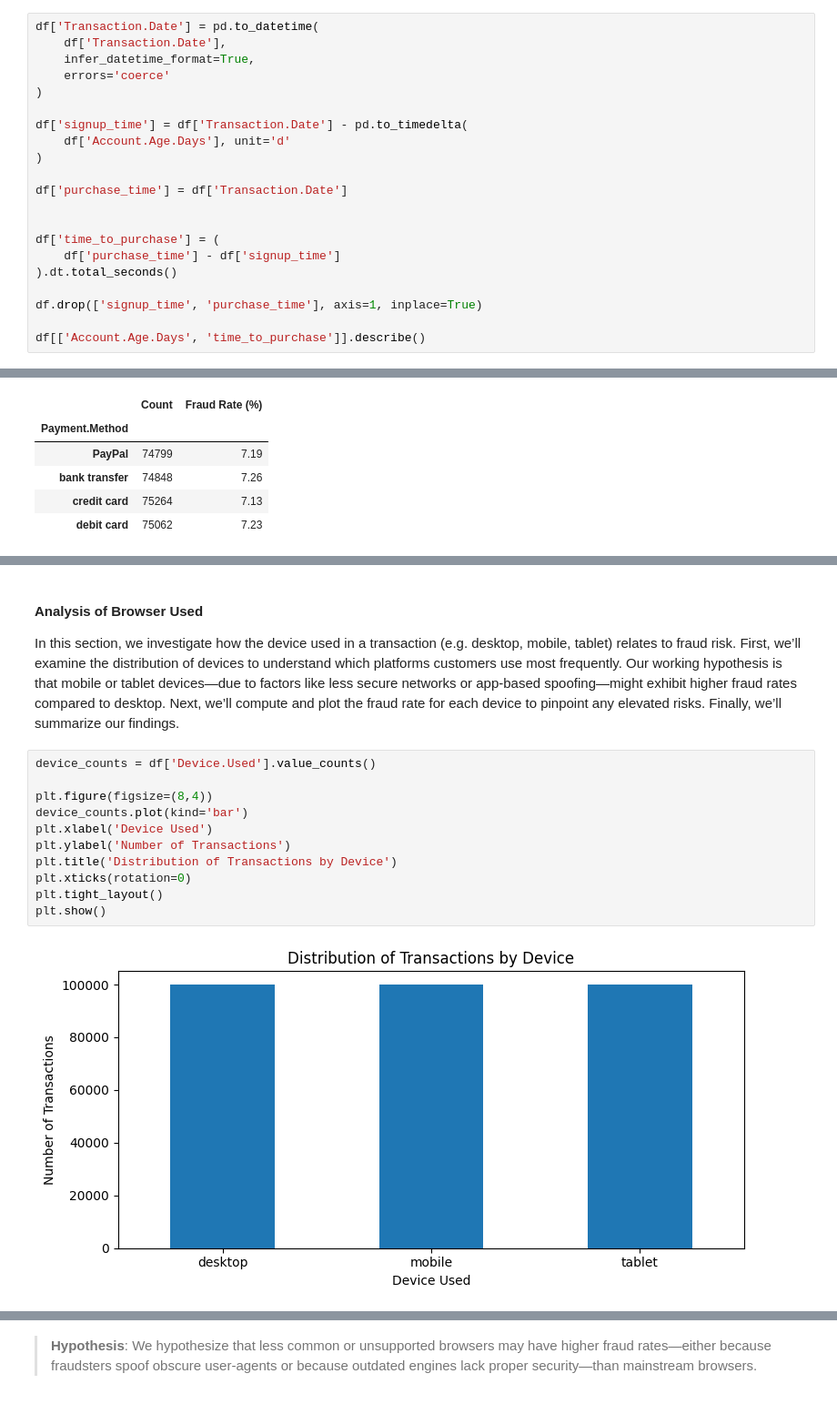
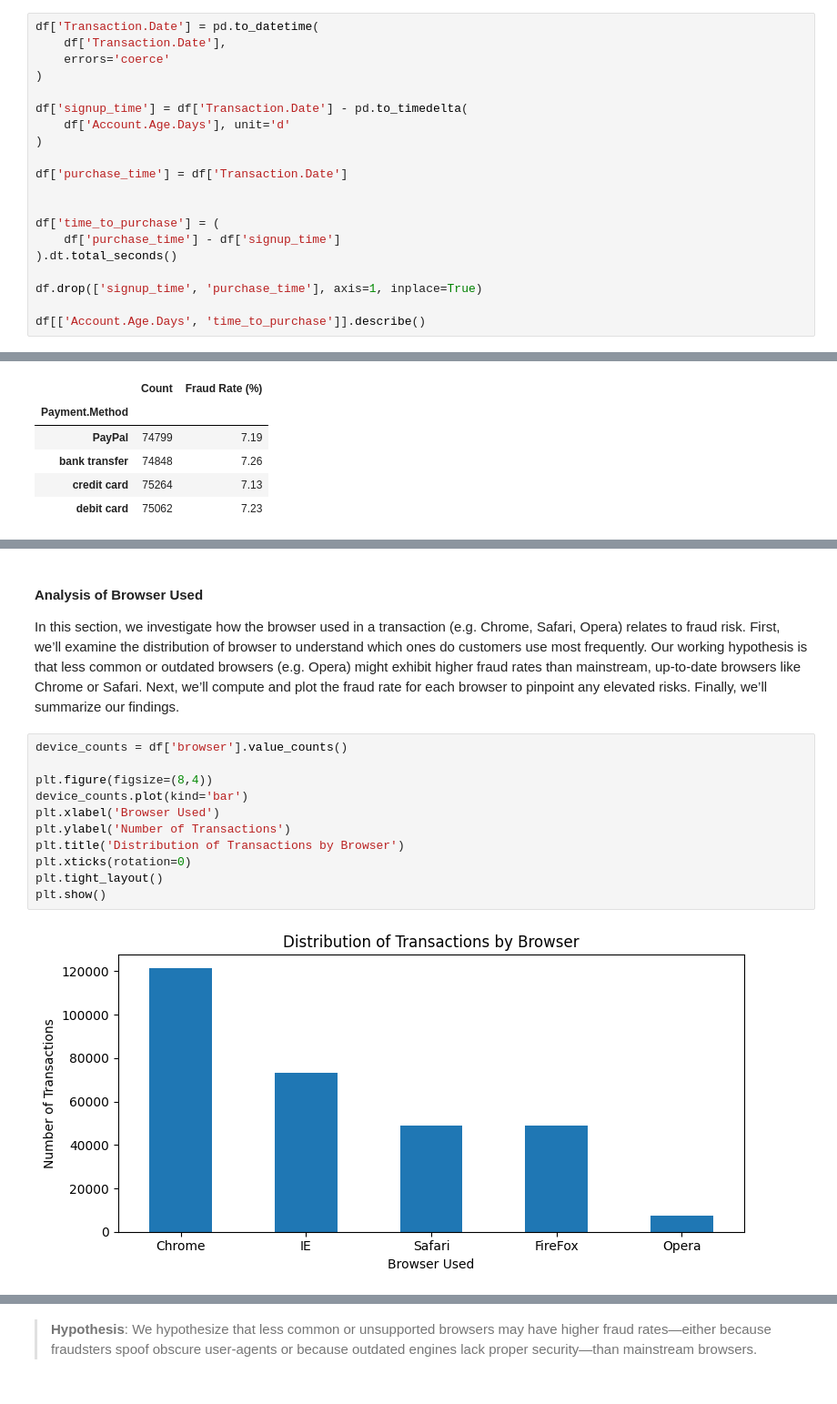
Before and after one commit to joaopcastro710/Proj_AI, a Jupyter notebook: Project 2/Proj2.ipynb, the cells around one changed output, grey strips where cells are left out. Shown at 91% size. Cells and saved outputs as stored; diff of their text form.

```diff
--- a/Project 2/Proj2.ipynb
+++ b/Project 2/Proj2.ipynb
@@ -87,7 +80,6 @@ dtype: int64
 # %%
 df['Transaction.Date'] = pd.to_datetime(
     df['Transaction.Date'],
-    infer_datetime_format=True,
     errors='coerce'
 )
 
@@ -370,17 +417,17 @@ Our hypothesis was that “alternative” methods such as bank transfers or digi
 # %% [markdown]
 #### Analysis of Browser Used
 
-In this section, we investigate how the device used in a transaction (e.g. desktop, mobile, tablet) relates to fraud risk. First, we’ll examine the distribution of devices to understand which platforms customers use most frequently. Our working hypothesis is that mobile or tablet devices—due to factors like less secure networks or app-based spoofing—might exhibit higher fraud rates compared to desktop. Next, we’ll compute and plot the fraud rate for each device to pinpoint any elevated risks. Finally, we’ll summarize our findings.
+In this section, we investigate how the browser used in a transaction (e.g. Chrome, Safari, Opera) relates to fraud risk. First, we’ll examine the distribution of browser to understand which ones do customers use most frequently. Our working hypothesis is that less common or outdated browsers (e.g. Opera) might exhibit higher fraud rates than mainstream, up-to-date browsers like Chrome or Safari. Next, we’ll compute and plot the fraud rate for each browser to pinpoint any elevated risks. Finally, we’ll summarize our findings.
 # %%
-device_counts = df['Device.Used'].value_counts()
+device_counts = df['browser'].value_counts()
 
 plt.figure(figsize=(8,4))
 device_counts.plot(kind='bar')
-plt.xlabel('Device Used')
+plt.xlabel('Browser Used')
 plt.ylabel('Number of Transactions')
-plt.title('Distribution of Transactions by Device')
+plt.title('Distribution of Transactions by Browser')
 plt.xticks(rotation=0)
 plt.tight_layout()
 plt.show()
 # %% [output]
-[figure, old version]
+[figure, new version]
```
Also changed, not shown: parts of 19 cells of this notebook.
